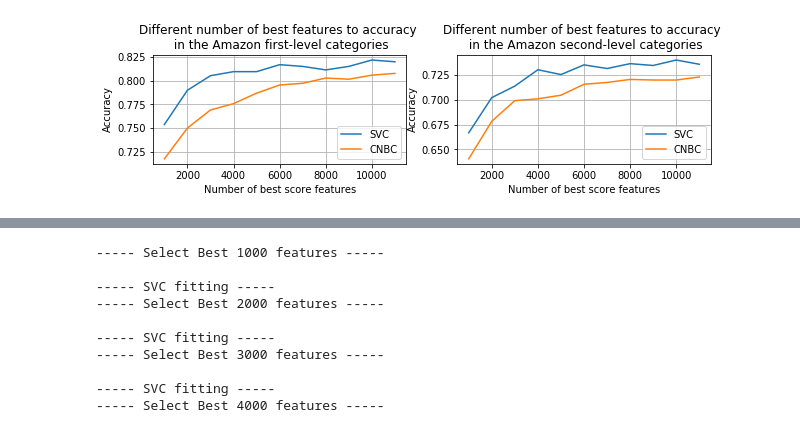
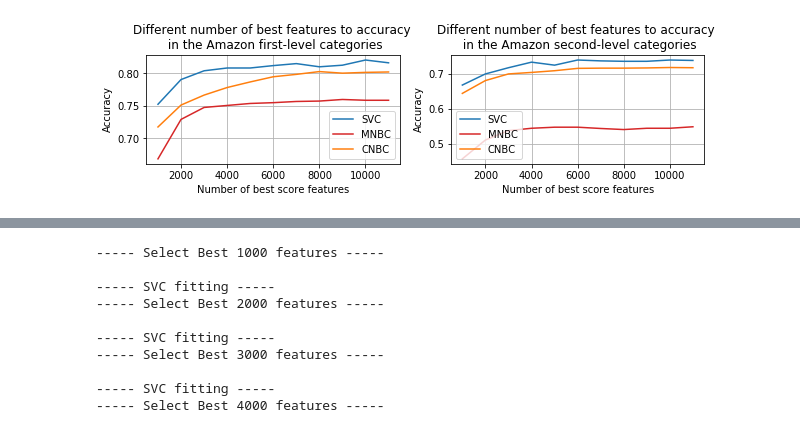
Before and after one commit to justin8953/MasterProject, a Jupyter notebook: scripts/FeatureSelectionwithNgram.ipynb, the cells around one changed output, grey strips where cells are left out. Cells and saved outputs as stored; diff of their text form; code cells hidden in the pictures.

```diff
--- a/scripts/FeatureSelectionwithNgram.ipynb
+++ b/scripts/FeatureSelectionwithNgram.ipynb
@@ -232,0 +276,2 @@ Best Accuracy in second level:0.7085119412124924
+# %%
+numofBestCNBC,scoresCNBC = fs.CNBC()
@@ -275,7 +360,9 @@ Best Accuracy in second level:0.7317819963257808
 # %%
-plotDifferentNumFeatureInfluence(numofBestMNBC,numofBestndSVC,scoresSVC,scoresndSVC,scoresMNBC,scoresndMNBC,folder[0],1)
+plotDifferentNumFeatureInfluence(numofBestMNBC,numofBestndSVC,scoresSVC,scoresndSVC,scoresMNBC,scoresndMNBC,scoresCNBC,scoresndCNBC,folder[0],1)
 gram_1MNBC = max(scoresMNBC)
+gram_1CNBC = max(scoresCNBC)
 gram_1SVC =  max(scoresSVC)
-NBCGram.append(gram_1MNBC)
+MNBCGram.append(gram_1MNBC)
+CNBCGram.append(gram_1CNBC)
 SVCGram.append(gram_1SVC)
 # %% [output]
@@ -333,0 +421,2 @@ Best Accuracy in second level:0.7232088181261482
+# %%
+numofBestCNBC,scoresCNBC = fs.CNBC()
@@ -333,0 +441,2 @@ Best Accuracy in second level:0.7232088181261482
+# %%
+numofBestndCNBC,scoresndCNBC = fs.ndLevelCNBC()
@@ -374,11 +501,13 @@ Best Accuracy in second level:0.7403551745254133
 # %%
-plotDifferentNumFeatureInfluence(numofBestMNBC,numofBestndSVC,scoresSVC,scoresndSVC,scoresMNBC,scoresndMNBC,folder[0],2)
+plotDifferentNumFeatureInfluence(numofBestMNBC,numofBestndSVC,scoresSVC,scoresndSVC,scoresMNBC,scoresndMNBC,scoresCNBC,scoresndCNBC,folder[0],2)
 gram_2MNBC = max(scoresMNBC)
+gram_2CNBC = max(scoresCNBC)
 gram_2SVC =  max(scoresSVC)
-NBCGram.append(gram_2MNBC)
+MNBCGram.append(gram_2MNBC)
+CNBCGram.append(gram_2CNBC)
 SVCGram.append(gram_2SVC)
 # %% [output]
-[figure, old version]
+[figure, new version]
 # %%
 num = 0
 fs = FeatureSelection(num)
```
Also changed, not shown: parts of 85 cells of this notebook, 22 other files.
